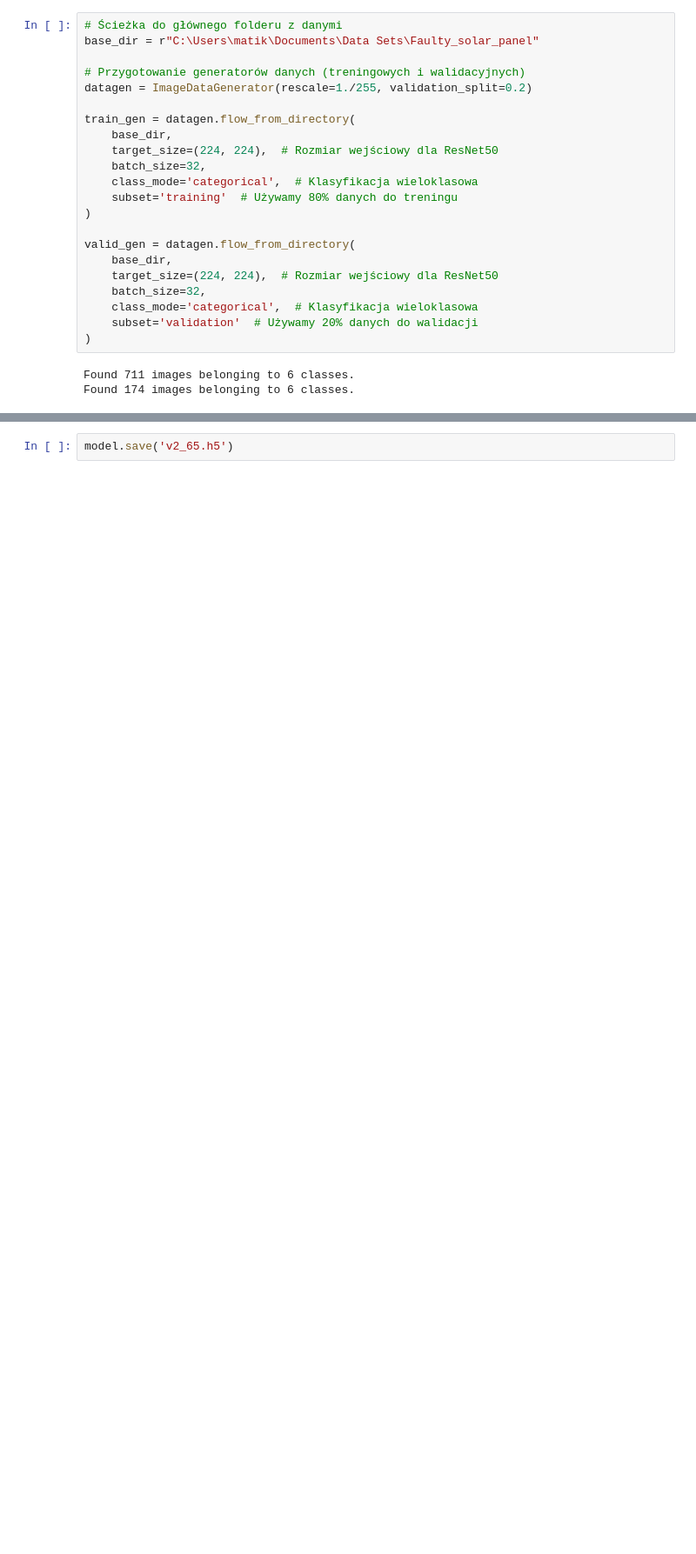
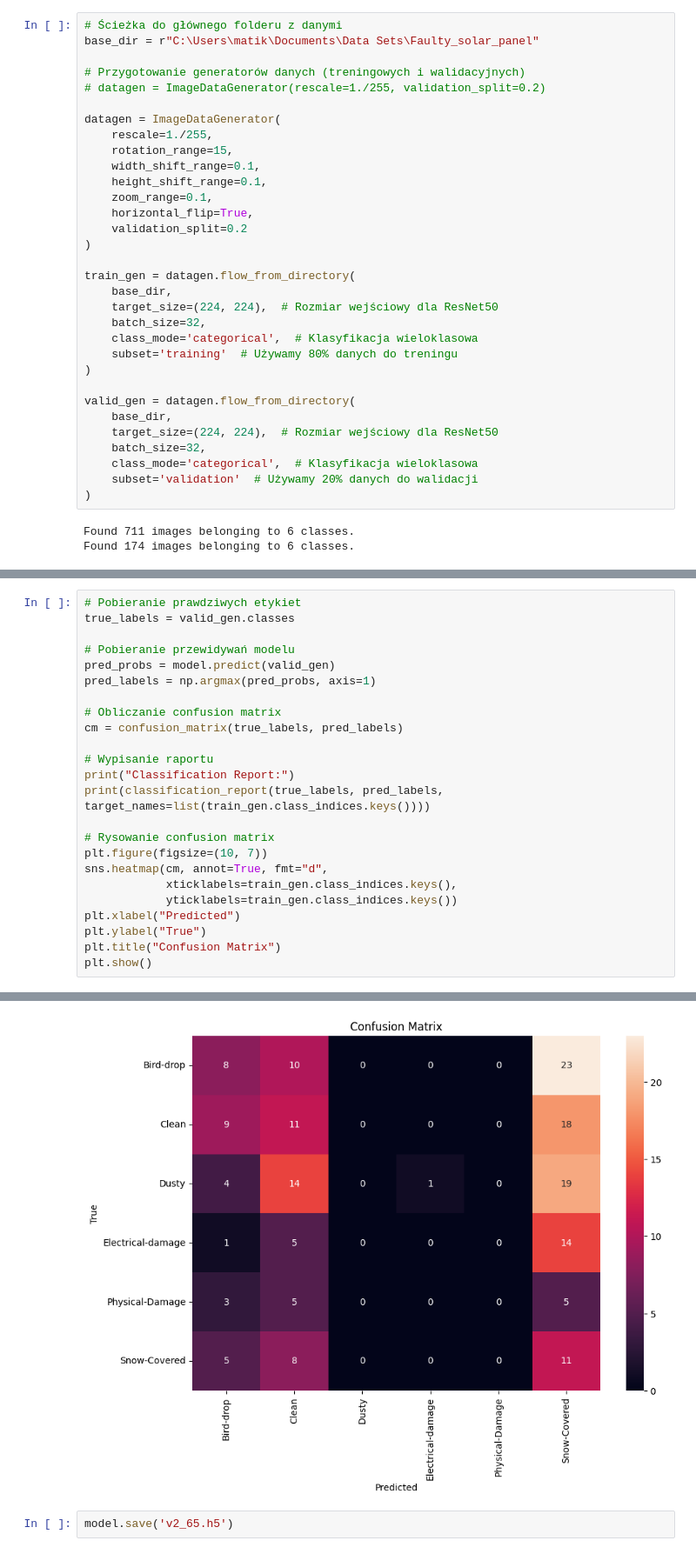
Before and after one commit to filipkloska/sp_issues_detector, a Jupyter notebook: resnet50.ipynb, the cells around one changed output, grey strips where cells are left out. Shown at 87% size. Cells and saved outputs as stored; diff of their text form; blank space fills up the shorter version.

```diff
--- a/resnet50.ipynb
+++ b/resnet50.ipynb
@@ -54,7 +57,17 @@ import matplotlib.pyplot as plt
 base_dir = r"C:\Users\matik\Documents\Data Sets\Faulty_solar_panel"
 
 # Przygotowanie generatorów danych (treningowych i walidacyjnych)
-datagen = ImageDataGenerator(rescale=1./255, validation_split=0.2)
+# datagen = ImageDataGenerator(rescale=1./255, validation_split=0.2)
+
+datagen = ImageDataGenerator(
+    rescale=1./255,
+    rotation_range=15,
+    width_shift_range=0.1,
+    height_shift_range=0.1,
+    zoom_range=0.1,
+    horizontal_flip=True,
+    validation_split=0.2
+)
 
 train_gen = datagen.flow_from_directory(
     base_dir,
@@ -190,0 +218,25 @@ plt.show()
+# %%
+# Pobieranie prawdziwych etykiet
+true_labels = valid_gen.classes
+
+# Pobieranie przewidywań modelu
+pred_probs = model.predict(valid_gen)
+pred_labels = np.argmax(pred_probs, axis=1)
+
+# Obliczanie confusion matrix
+cm = confusion_matrix(true_labels, pred_labels)
+
+# Wypisanie raportu
+print("Classification Report:")
+print(classification_report(true_labels, pred_labels, target_names=list(train_gen.class_indices.keys())))
+
+# Rysowanie confusion matrix
+plt.figure(figsize=(10, 7))
+sns.heatmap(cm, annot=True, fmt="d",
+            xticklabels=train_gen.class_indices.keys(),
+            yticklabels=train_gen.class_indices.keys())
+plt.xlabel("Predicted")
+plt.ylabel("True")
+plt.title("Confusion Matrix")
+plt.show()
+# %% [output]
@@ -191,2 +257,3 @@ plt.show()
+[figure, added]
 # %%
 model.save('v2_65.h5')
```
Also changed, not shown: parts of 6 cells of this notebook.
